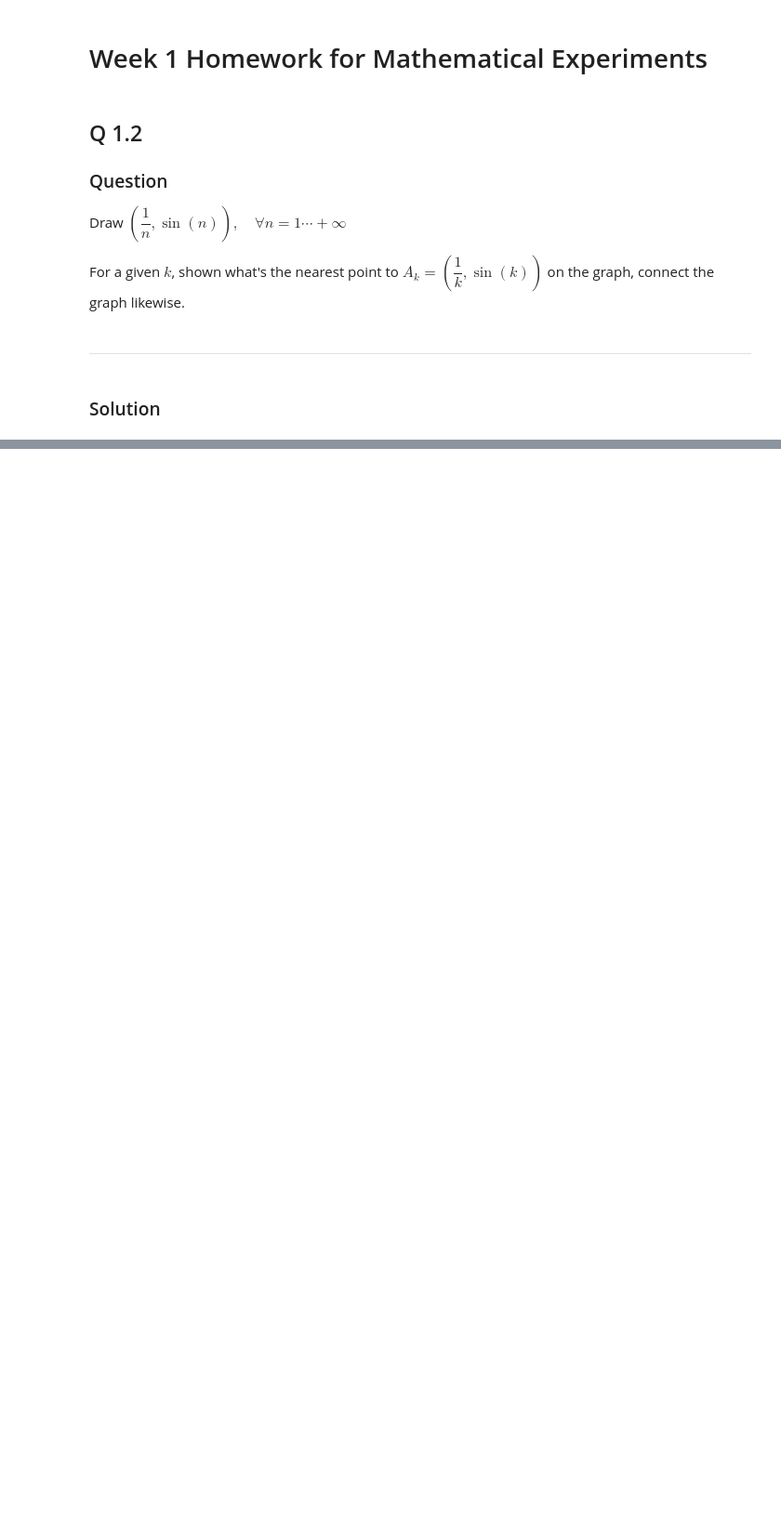
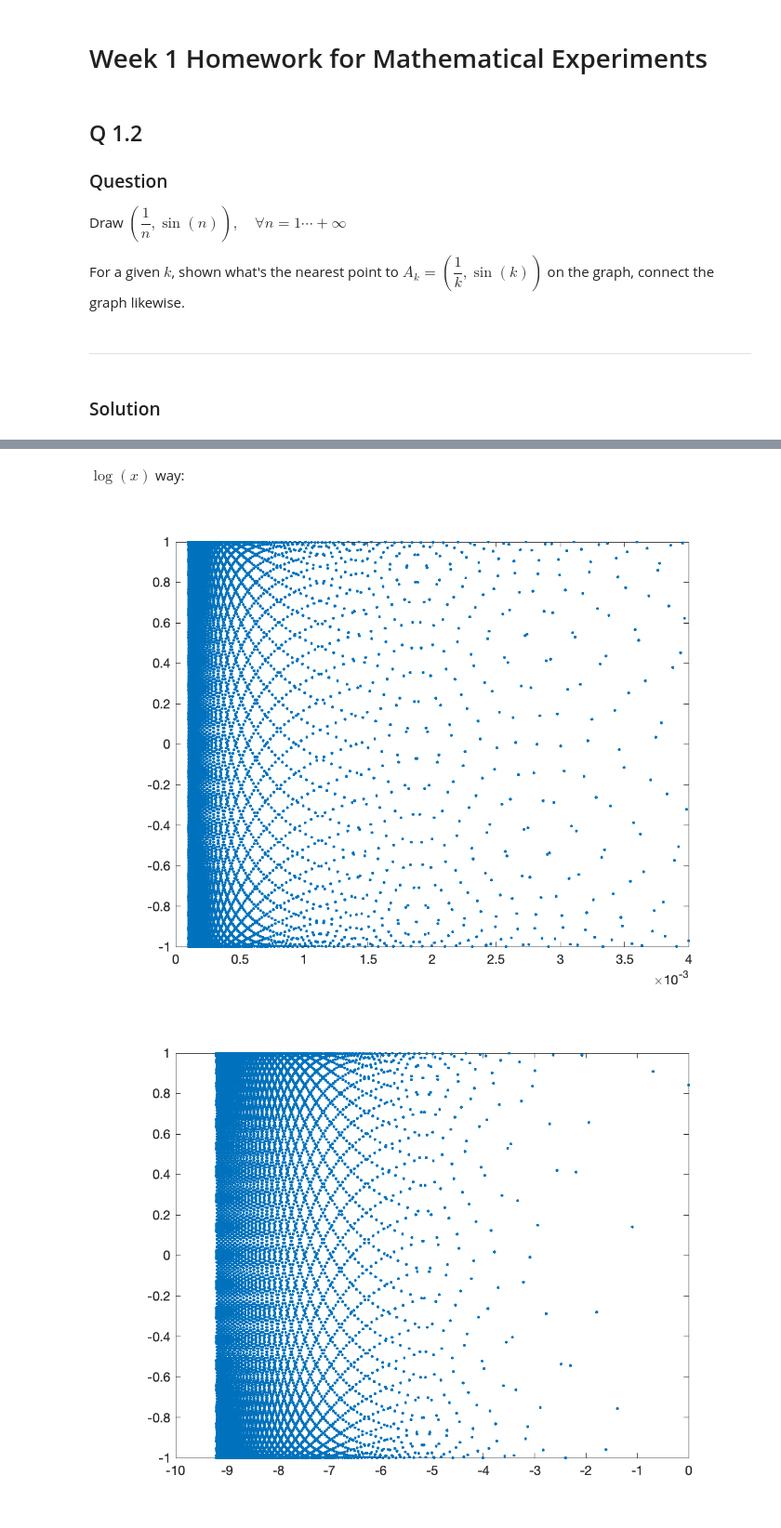
Before and after one commit to tiankaima/Notebooks, a Jupyter notebook: matlab/week1/2.ipynb, the cells around one changed output, grey strips where cells are left out. Shown at 93% size. Cells and saved outputs as stored; diff of their text form; code cells hidden in the pictures; blank space fills up the shorter version.

```diff
--- a/matlab/week1/2.ipynb
+++ b/matlab/week1/2.ipynb
@@ -43,0 +101,15 @@ Error connecting to MATLAB. Check the status of MATLAB by clicking the "Open MAT
+# %% [markdown]
+$\log(x)$ way:
+# %%
+n = 1:10000;
+x = 1./n;
+y = sin(n);
+
+plot(x,y,'.')
+axis([0, 4*10^(-3), -1,1]);
+
+plot(log(x),y,".")
+plot(-log(abs(log(x))),y,".")
+# %% [output]
+[figure, added]
+[figure, added]
```
Also changed, not shown: parts of 9 cells of this notebook, 6 other files.
